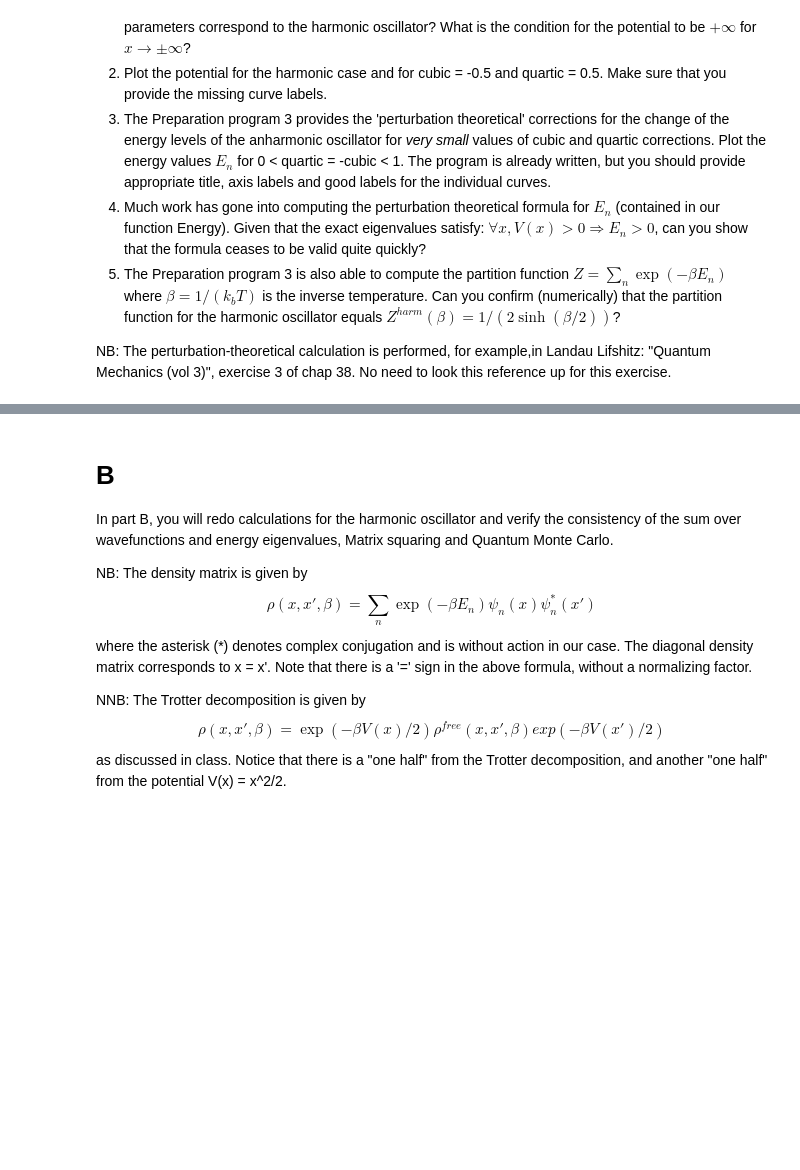
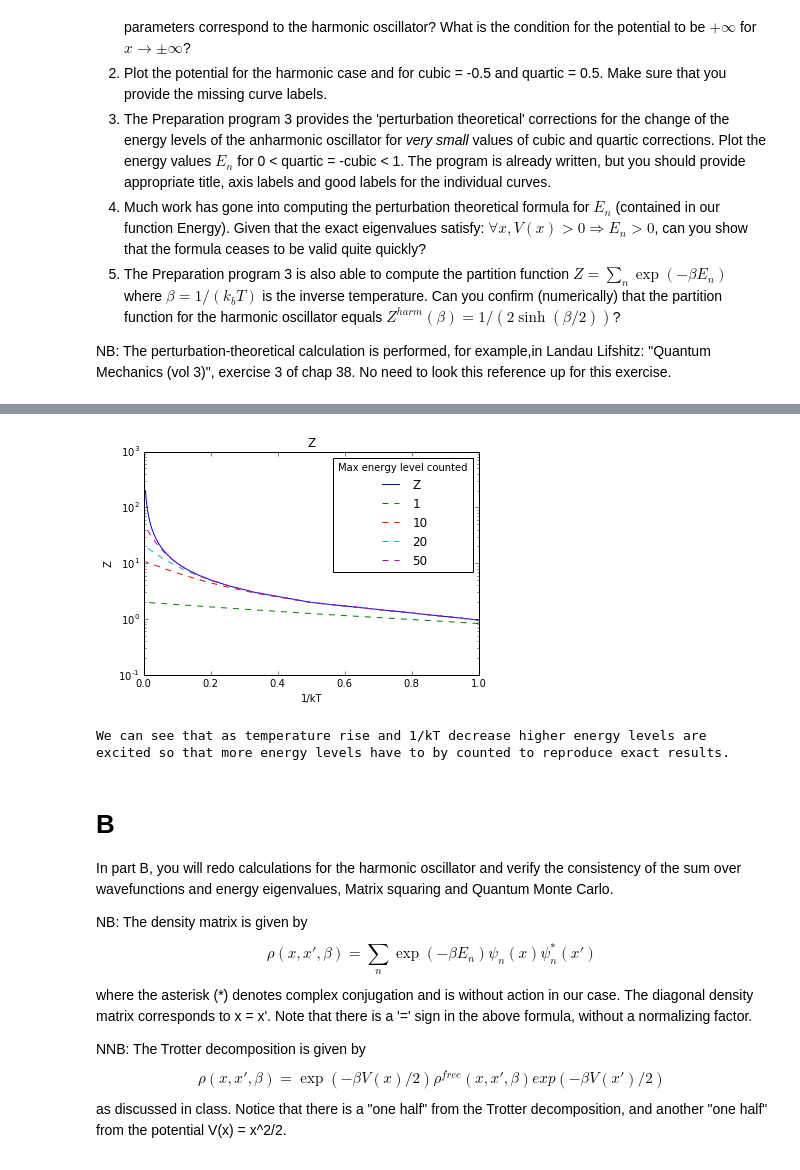
Before and after one commit to MirekJ/mirekJ_7110_v2, a Jupyter notebook: Homework/HW5.ipynb, the cells around one changed output, grey strips where cells are left out. Drawn from its saved outputs; the diff is of its cells as text; code cells hidden in the pictures; blank space fills up the shorter version.

```diff
--- a/Homework/HW5.ipynb
+++ b/Homework/HW5.ipynb
@@ -131,3 +247,38 @@ Mechanics (vol 3)", exercise 3 of chap 38. No need to look this reference up for
+# %%
+def Z_harm(beta):
+    return 1.0/(2.0 * math.sinh(0.5 * beta))
+
+#k_b = 1.38064852 * (10 ** -23)
+k_b = 1
+betas = [1.0/(k_b * T) for T in xrange(1,200)]
+
+Z_analytical = [Z_harm(beta) for beta in betas]
+pylab.plot(betas, Z_analytical, label='Z')
+
+Z_1 = [Z(0.0, 0.0, beta, 1) for beta in betas]
+pylab.plot(betas, Z_1, label='1', ls='--')
+
+Z_10 = [Z(0.0, 0.0, beta, 10) for beta in betas]
+pylab.plot(betas, Z_10, label='10', ls='--')
+
+Z_20 = [Z(0.0, 0.0, beta, 20) for beta in betas]
+pylab.plot(betas, Z_20, label='20', ls='--')
+
+Z_50 = [Z(0.0, 0.0, beta, 50) for beta in betas]
+pylab.plot(betas, Z_50, label='50', ls='--')
+
+
+pylab.title('Z')
+pylab.xlabel('1/kT')
+pylab.ylabel('Z')
+pylab.yscale('log')
+pylab.legend(loc=1, title='Max energy level counted')
+pylab.show()
+
+print "We can see that as temperature rise and 1/kT decrease higher energy levels are excited so that more energy levels have to by counted to reproduce exact results."
+# %% [output]
+[figure, added]
+We can see that as temperature rise and 1/kT decrease higher energy levels are excited so that more energy levels have to by counted to reproduce exact results.
 # %% [markdown]
 # B
 
```
Also changed, not shown: parts of 22 cells of this notebook.
